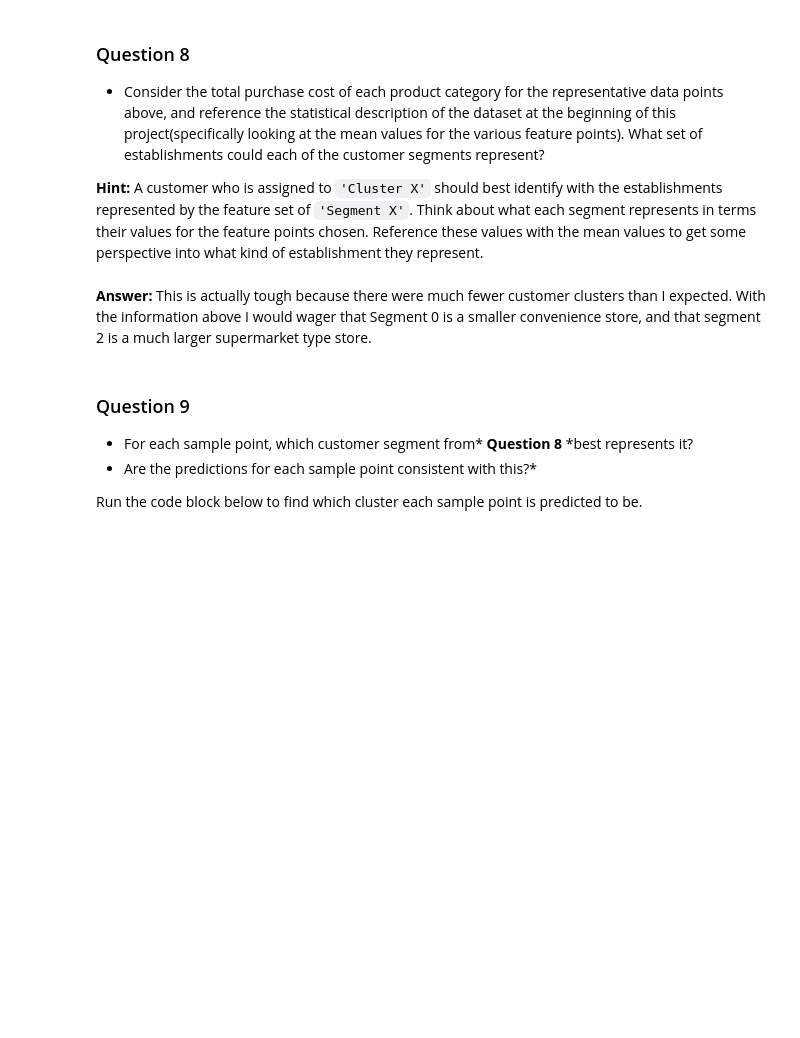
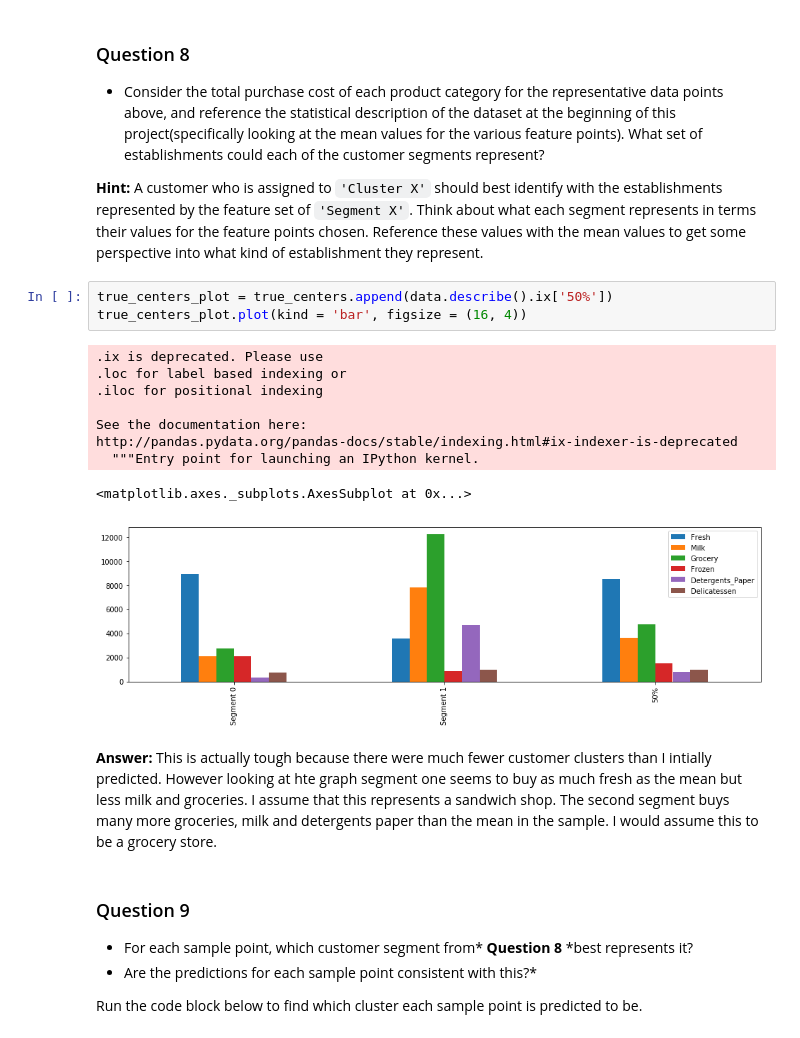
Before and after one commit to canyon289/machine-learning, a Jupyter notebook: projects/customer_segments/customer_segments.ipynb, the cells around one changed output. Cells and saved outputs as stored; diff of their text form; blank space fills up the shorter version.

Commit message:
Customer Segments Rev 2

```diff
--- a/projects/customer_segments/customer_segments.ipynb
+++ b/projects/customer_segments/customer_segments.ipynb
@@ -563,9 +582,22 @@ display(true_centers)
 * Consider the total purchase cost of each product category for the representative data points above, and reference the statistical description of the dataset at the beginning of this project(specifically looking at the mean values for the various feature points). What set of establishments could each of the customer segments represent?
 
 **Hint:** A customer who is assigned to `'Cluster X'` should best identify with the establishments represented by the feature set of `'Segment X'`. Think about what each segment represents in terms their values for the feature points chosen. Reference these values with the mean values to get some perspective into what kind of establishment they represent.
-# %% [markdown]
-**Answer:**
-This is actually tough because there were much fewer customer clusters than I expected. With the information above I would wager that Segment 0 is a smaller convenience store, and that segment 2 is a much larger supermarket type store.
+# %%
+true_centers_plot = true_centers.append(data.describe().ix['50%'])
+true_centers_plot.plot(kind = 'bar', figsize = (16, 4))
+# %% [output]
+.ix is deprecated. Please use
+.loc for label based indexing or
+.iloc for positional indexing
+
+See the documentation here:
+http://pandas.pydata.org/pandas-docs/stable/indexing.html#ix-indexer-is-deprecated
+  """Entry point for launching an IPython kernel.
+<matplotlib.axes._subplots.AxesSubplot at 0x...>
+[figure, added]
+# %% [markdown]
+**Answer:**
+This is actually tough because there were much fewer customer clusters than I intially predicted. However looking at hte graph segment one seems to buy as much fresh as the mean but less milk and groceries. I assume that this represents a sandwich shop. The second segment buys many more groceries, milk and detergents paper than the mean in the sample. I would assume this to be a grocery store.
 # %% [markdown]
 ### Question 9
 
```
Also changed, not shown: parts of 17 cells of this notebook, 1 other file.
